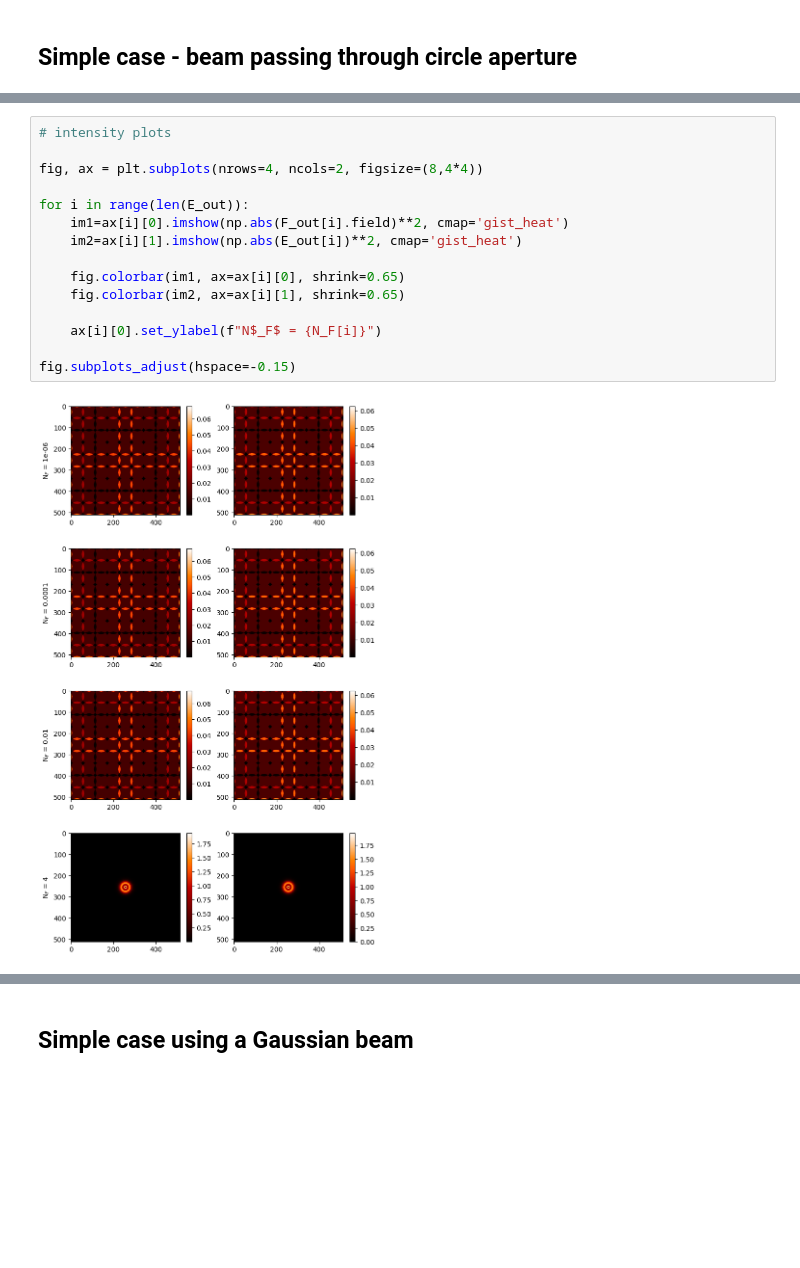
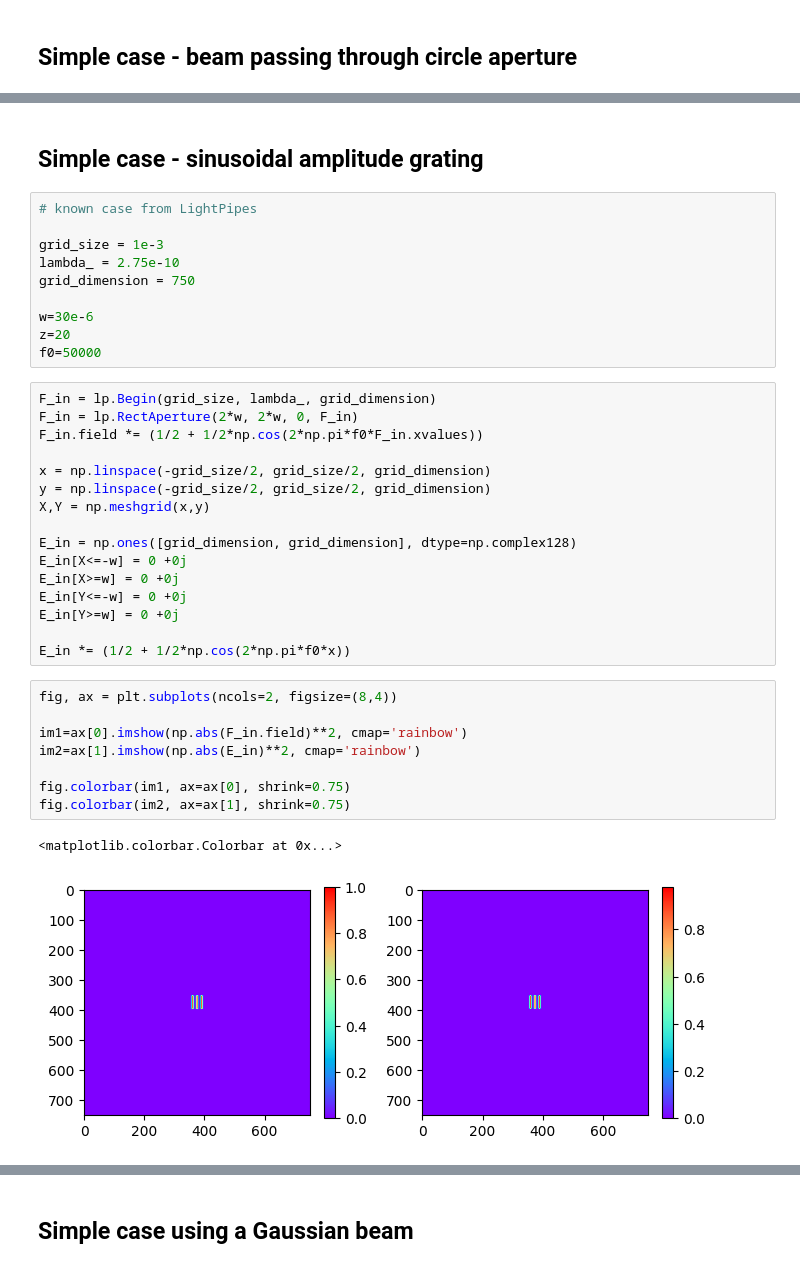
Before and after one commit to johnnymtex/photonMismatch, a Jupyter notebook: tests_fraunhofer.ipynb, the cells around one changed output, grey strips where cells are left out. Cells and saved outputs as stored; diff of their text form; blank space fills up the shorter version.

```diff
--- a/tests_fraunhofer.ipynb
+++ b/tests_fraunhofer.ipynb
@@ -246,17 +181,39 @@ fig.colorbar(im2, ax=ax[1], shrink=0.75)
+# %% [markdown]
+## Simple case - sinusoidal amplitude grating
+# %%
+# known case from LightPipes
+
+grid_size = 1e-3
+lambda_ = 2.75e-10
+grid_dimension = 750
+
+w=30e-6
+z=20
+f0=50000
+# %%
+F_in = lp.Begin(grid_size, lambda_, grid_dimension)
+F_in = lp.RectAperture(2*w, 2*w, 0, F_in)
+F_in.field *= (1/2 + 1/2*np.cos(2*np.pi*f0*F_in.xvalues))
+
+x = np.linspace(-grid_size/2, grid_size/2, grid_dimension)
+y = np.linspace(-grid_size/2, grid_size/2, grid_dimension)
+X,Y = np.meshgrid(x,y)
+
+E_in = np.ones([grid_dimension, grid_dimension], dtype=np.complex128)
+E_in[X<=-w] = 0 +0j
+E_in[X>=w] = 0 +0j
+E_in[Y<=-w] = 0 +0j
+E_in[Y>=w] = 0 +0j
+
+E_in *= (1/2 + 1/2*np.cos(2*np.pi*f0*x))
 # %%
-# intensity plots
+fig, ax = plt.subplots(ncols=2, figsize=(8,4))
 
-fig, ax = plt.subplots(nrows=4, ncols=2, figsize=(8,4*4))
+im1=ax[0].imshow(np.abs(F_in.field)**2, cmap='rainbow')
+im2=ax[1].imshow(np.abs(E_in)**2, cmap='rainbow')
 
-for i in range(len(E_out)):
-    im1=ax[i][0].imshow(np.abs(F_out[i].field)**2, cmap='gist_heat')
-    im2=ax[i][1].imshow(np.abs(E_out[i])**2, cmap='gist_heat')
-
-    fig.colorbar(im1, ax=ax[i][0], shrink=0.65)
-    fig.colorbar(im2, ax=ax[i][1], shrink=0.65)
-
-    ax[i][0].set_ylabel(f"N$_F$ = {N_F[i]}")
-
-fig.subplots_adjust(hspace=-0.15)
+fig.colorbar(im1, ax=ax[0], shrink=0.75)
+fig.colorbar(im2, ax=ax[1], shrink=0.75)
 # %% [output]
+<matplotlib.colorbar.Colorbar at 0x...>
-[figure, old version]
+[figure, new version]
```
Also changed, not shown: parts of 37 cells of this notebook, 2 other files.
